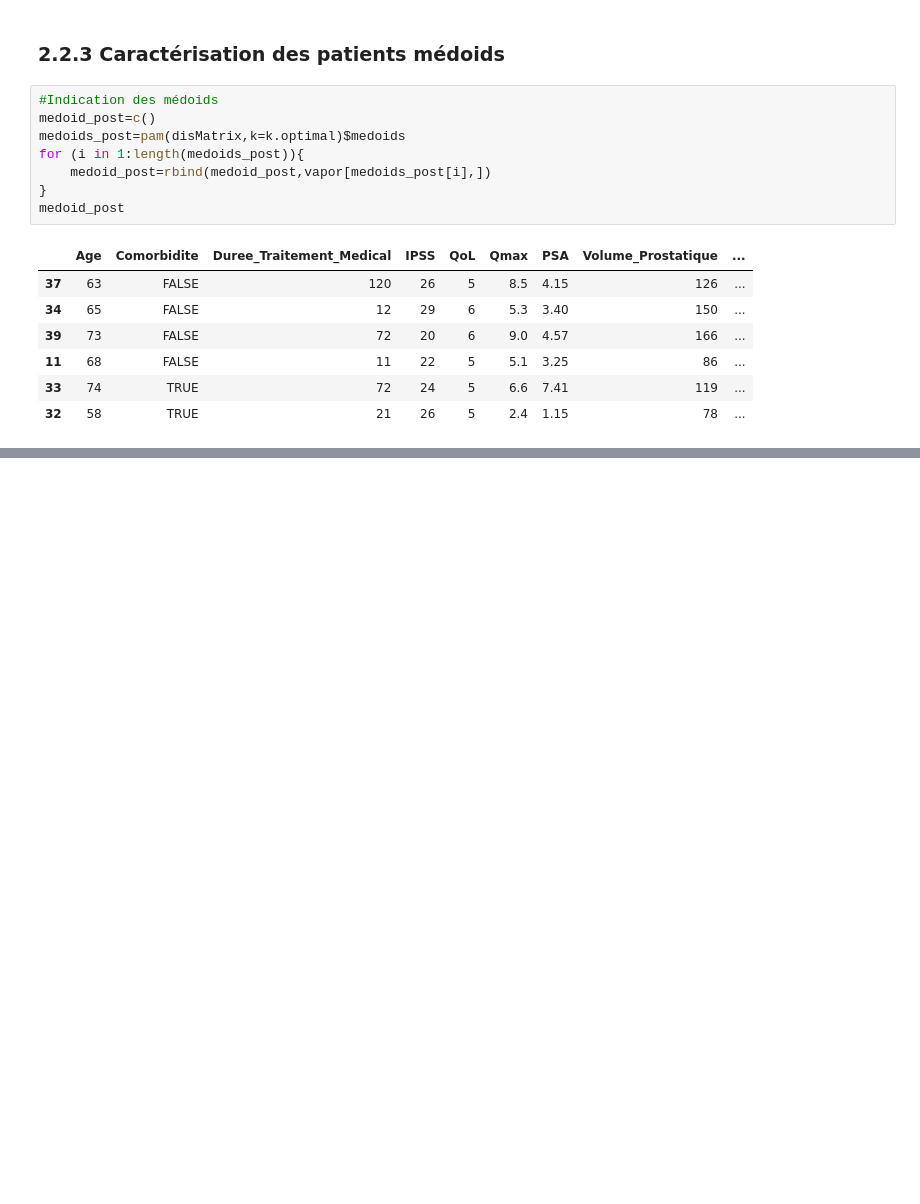
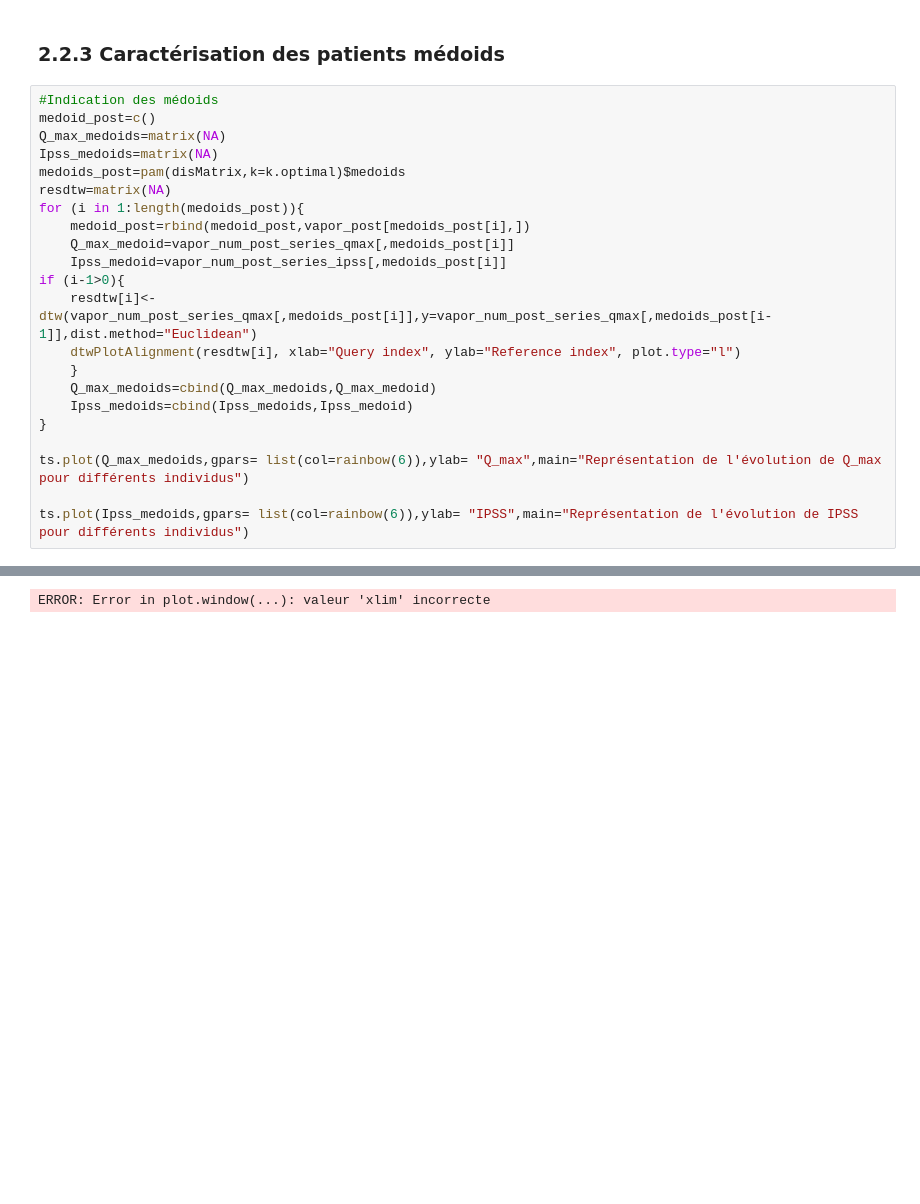
Before and after one commit to BigFab/TP_Adenome, a Jupyter notebook: vapor.ipynb, the cells around one changed output, grey strips where cells are left out. Cells and saved outputs as stored; diff of their text form; blank space fills up the shorter version.

Commit message:
vapor

```diff
--- a/vapor.ipynb
+++ b/vapor.ipynb
@@ -583,19 +594,26 @@ rect.hclust(resuhc, k = k.optimal, border = 2:4)
 La CAH permet de bien valider le nombre de clusters trouvé en faisant l'étude PAM ainsi on retrouve 6 classes différentes.
 # %% [markdown]
 ### 2.2.3 Caractérisation des patients médoids
-# %%
-#Indication des médoids
-medoid_post=c()
-medoids_post=pam(disMatrix,k=k.optimal)$medoids
-for (i in 1:length(medoids_post)){
-    medoid_post=rbind(medoid_post,vapor[medoids_post[i],])
-}
-medoid_post
-# %% [output]
-|  | Age | Comorbidite | Duree_Traitement_Medical | IPSS | QoL | Qmax | PSA | Volume_Prostatique | ... |
-| 37 | 63 | FALSE | 120 | 26 | 5 | 8.5 | 4.15 | 126 | ... |
-| 34 | 65 | FALSE | 12 | 29 | 6 | 5.3 | 3.40 | 150 | ... |
-| 39 | 73 | FALSE | 72 | 20 | 6 | 9.0 | 4.57 | 166 | ... |
-| 11 | 68 | FALSE | 11 | 22 | 5 | 5.1 | 3.25 | 86 | ... |
-| 33 | 74 | TRUE | 72 | 24 | 5 | 6.6 | 7.41 | 119 | ... |
-| 32 | 58 | TRUE | 21 | 26 | 5 | 2.4 | 1.15 | 78 | ... |
+# %%
+#Indication des médoids
+medoid_post=c()
+Q_max_medoids=matrix(NA)
+Ipss_medoids=matrix(NA)
+medoids_post=pam(disMatrix,k=k.optimal)$medoids
+resdtw=matrix(NA)
+for (i in 1:length(medoids_post)){
+    medoid_post=rbind(medoid_post,vapor_post[medoids_post[i],])
+    Q_max_medoid=vapor_num_post_series_qmax[,medoids_post[i]]
+    Ipss_medoid=vapor_num_post_series_ipss[,medoids_post[i]]
+if (i-1>0){
+    resdtw[i]<-dtw(vapor_num_post_series_qmax[,medoids_post[i]],y=vapor_num_post_series_qmax[,medoids_post[i-1]],dist.method="Euclidean")
+    dtwPlotAlignment(resdtw[i], xlab="Query index", ylab="Reference index", plot.type="l")
+    }
+    Q_max_medoids=cbind(Q_max_medoids,Q_max_medoid)
+    Ipss_medoids=cbind(Ipss_medoids,Ipss_medoid)
+}
+
+ts.plot(Q_max_medoids,gpars= list(col=rainbow(6)),ylab= "Q_max",main="Représentation de l'évolution de Q_max pour différents individus")
+
+ts.plot(Ipss_medoids,gpars= list(col=rainbow(6)),ylab= "IPSS",main="Représentation de l'évolution de IPSS pour différents individus")
+# %% [output]
@@ -601,0 +622,2 @@ medoid_post
+ERROR: Error in plot.window(...): valeur 'xlim' incorrecte
+[figure, added]
```
Also changed, not shown: parts of 16 cells of this notebook.
